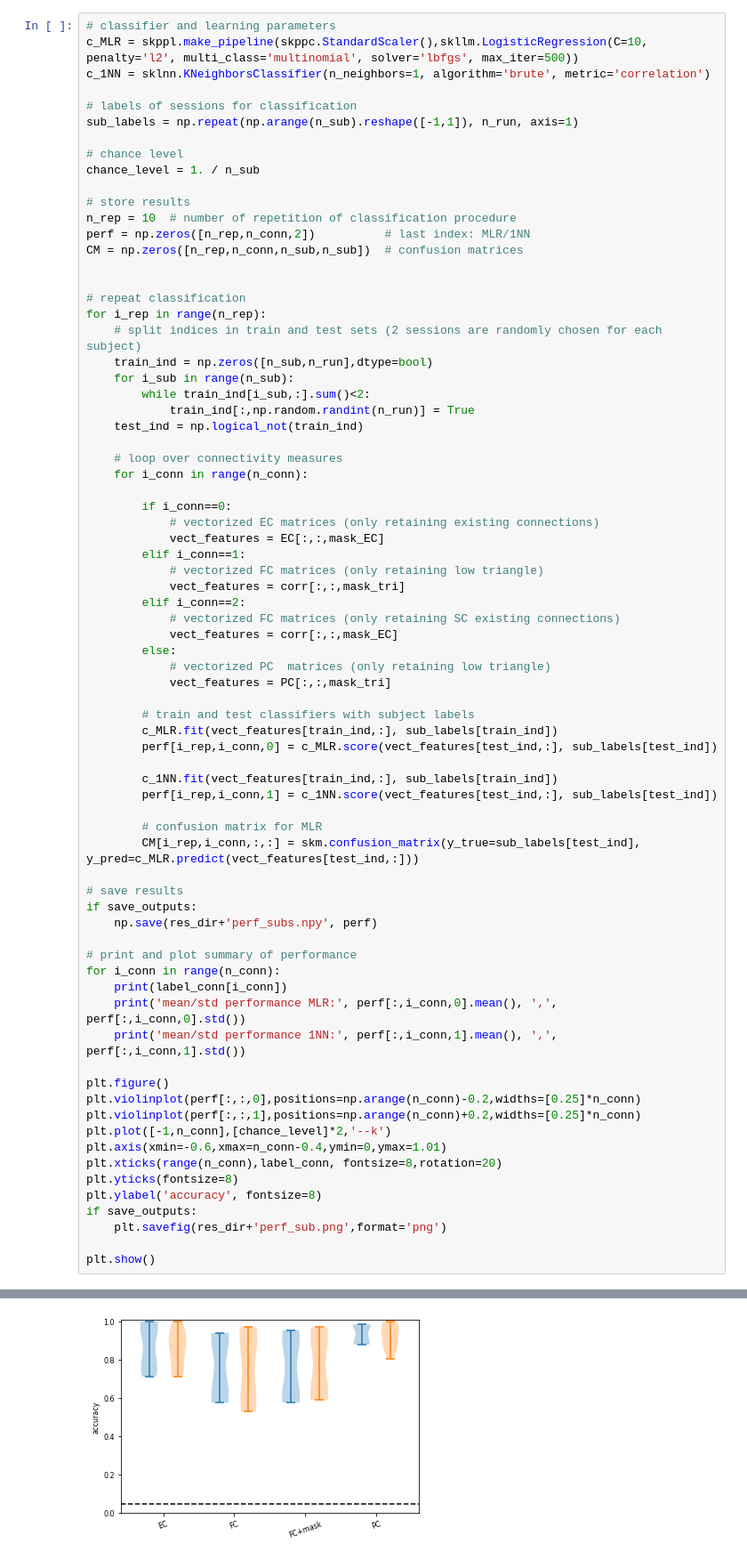
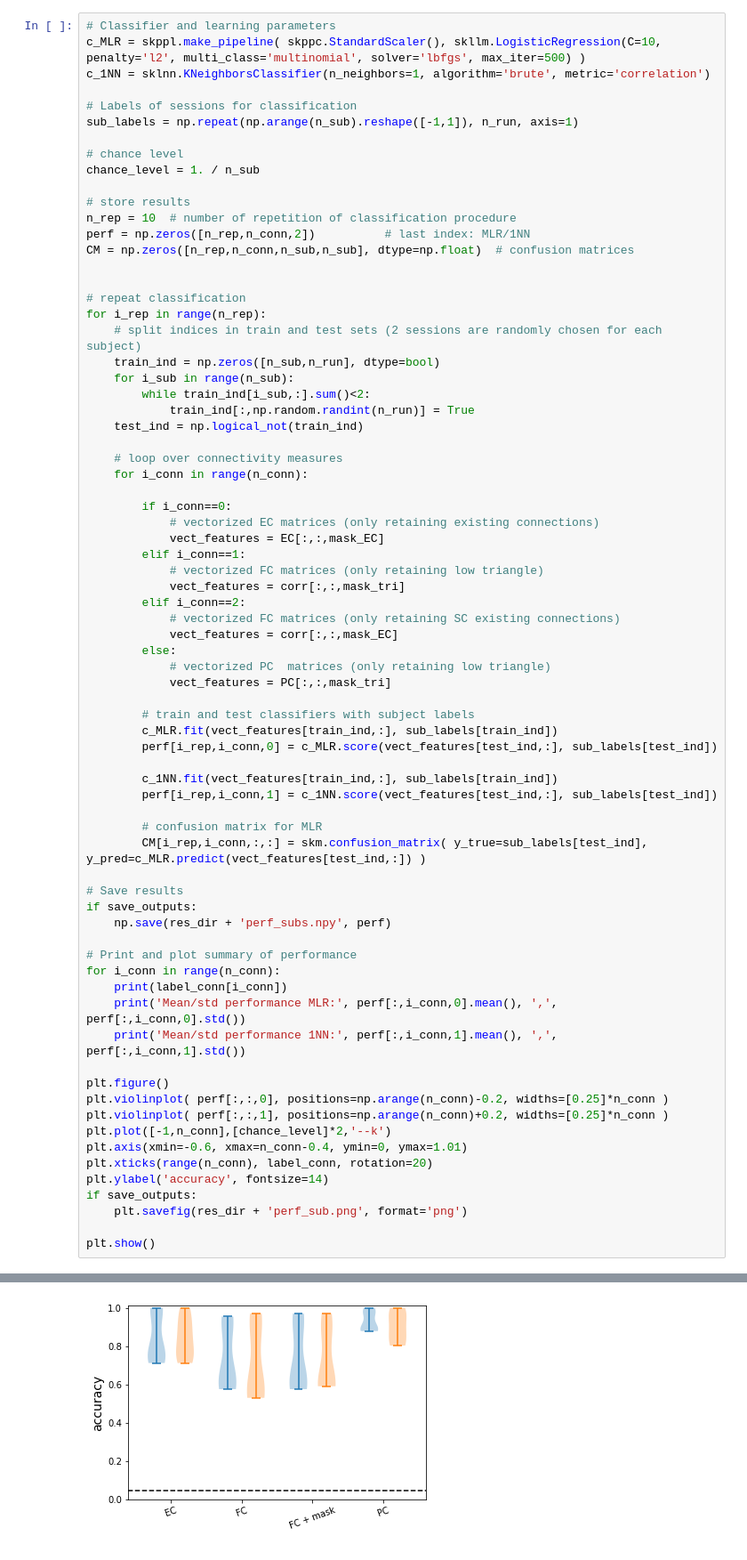
Before and after one commit to mb-BCA/notebooks_review2019, a Jupyter notebook: 2b_ClassificationSubjects.ipynb, the cells around one changed output, grey strips where cells are left out. Shown at 89% size. Saved outputs shown, nothing was run; the diff lists cells and outputs as text.

Commit message:
Update 2b_ClassificationSubjects.ipynb
Cosmetic changes. Finished.

```diff
--- a/2b_ClassificationSubjects.ipynb
+++ b/2b_ClassificationSubjects.ipynb
@@ -77,9 +81,9 @@ Note that the chance level here is equal to *1/n_sub*, since all subjects have t
 # %%
-# classifier and learning parameters
-c_MLR = skppl.make_pipeline(skppc.StandardScaler(),skllm.LogisticRegression(C=10, penalty='l2', multi_class='multinomial', solver='lbfgs', max_iter=500))
+# Classifier and learning parameters
+c_MLR = skppl.make_pipeline( skppc.StandardScaler(), skllm.LogisticRegression(C=10, penalty='l2', multi_class='multinomial', solver='lbfgs', max_iter=500) )
 c_1NN = sklnn.KNeighborsClassifier(n_neighbors=1, algorithm='brute', metric='correlation')
 
-# labels of sessions for classification
+# Labels of sessions for classification
 sub_labels = np.repeat(np.arange(n_sub).reshape([-1,1]), n_run, axis=1)
 
 # chance level
@@ -88,13 +92,13 @@ chance_level = 1. / n_sub
 # store results
 n_rep = 10  # number of repetition of classification procedure
 perf = np.zeros([n_rep,n_conn,2])          # last index: MLR/1NN
-CM = np.zeros([n_rep,n_conn,n_sub,n_sub])  # confusion matrices
+CM = np.zeros([n_rep,n_conn,n_sub,n_sub], dtype=np.float)  # confusion matrices
 
 
 # repeat classification
 for i_rep in range(n_rep):
     # split indices in train and test sets (2 sessions are randomly chosen for each subject)
-    train_ind = np.zeros([n_sub,n_run],dtype=bool)
+    train_ind = np.zeros([n_sub,n_run], dtype=bool)
     for i_sub in range(n_sub):
         while train_ind[i_sub,:].sum()<2:
             train_ind[:,np.random.randint(n_run)] = True
@@ -124,28 +128,27 @@ for i_rep in range(n_rep):
         perf[i_rep,i_conn,1] = c_1NN.score(vect_features[test_ind,:], sub_labels[test_ind])
 
         # confusion matrix for MLR
-        CM[i_rep,i_conn,:,:] = skm.confusion_matrix(y_true=sub_labels[test_ind], y_pred=c_MLR.predict(vect_features[test_ind,:]))
+        CM[i_rep,i_conn,:,:] = skm.confusion_matrix( y_true=sub_labels[test_ind], y_pred=c_MLR.predict(vect_features[test_ind,:]) )
 
-# save results
+# Save results
 if save_outputs:
-    np.save(res_dir+'perf_subs.npy', perf)
+    np.save(res_dir + 'perf_subs.npy', perf)
 
-# print and plot summary of performance
+# Print and plot summary of performance
 for i_conn in range(n_conn):
     print(label_conn[i_conn])
-    print('mean/std performance MLR:', perf[:,i_conn,0].mean(), ',', perf[:,i_conn,0].std())
-    print('mean/std performance 1NN:', perf[:,i_conn,1].mean(), ',', perf[:,i_conn,1].std())
+    print('Mean/std performance MLR:', perf[:,i_conn,0].mean(), ',', perf[:,i_conn,0].std())
+    print('Mean/std performance 1NN:', perf[:,i_conn,1].mean(), ',', perf[:,i_conn,1].std())
 
 plt.figure()
-plt.violinplot(perf[:,:,0],positions=np.arange(n_conn)-0.2,widths=[0.25]*n_conn)
-plt.violinplot(perf[:,:,1],positions=np.arange(n_conn)+0.2,widths=[0.25]*n_conn)
+plt.violinplot( perf[:,:,0], positions=np.arange(n_conn)-0.2, widths=[0.25]*n_conn )
+plt.violinplot( perf[:,:,1], positions=np.arange(n_conn)+0.2, widths=[0.25]*n_conn )
 plt.plot([-1,n_conn],[chance_level]*2,'--k')
-plt.axis(xmin=-0.6,xmax=n_conn-0.4,ymin=0,ymax=1.01)
-plt.xticks(range(n_conn),label_conn, fontsize=8,rotation=20)
-plt.yticks(fontsize=8)
-plt.ylabel('accuracy', fontsize=8)
+plt.axis(xmin=-0.6, xmax=n_conn-0.4, ymin=0, ymax=1.01)
+plt.xticks(range(n_conn), label_conn, rotation=20)
+plt.ylabel('accuracy', fontsize=14)
 if save_outputs:
-    plt.savefig(res_dir+'perf_sub.png',format='png')
+    plt.savefig(res_dir + 'perf_sub.png', format='png')
 
 plt.show()
 # %% [output]
@@ -164,2 +167,2 @@ mean/std performance 1NN: 0.9181818181818182 , 0.06068177089242664
-[figure, old version]
+[figure, new version]
 # %% [markdown]
```
Also changed, not shown: parts of 9 cells of this notebook.
